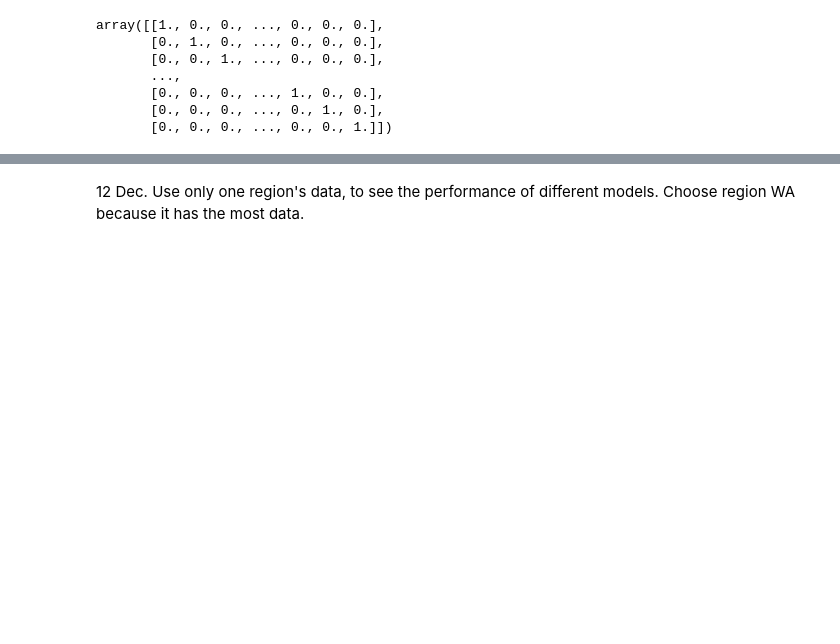
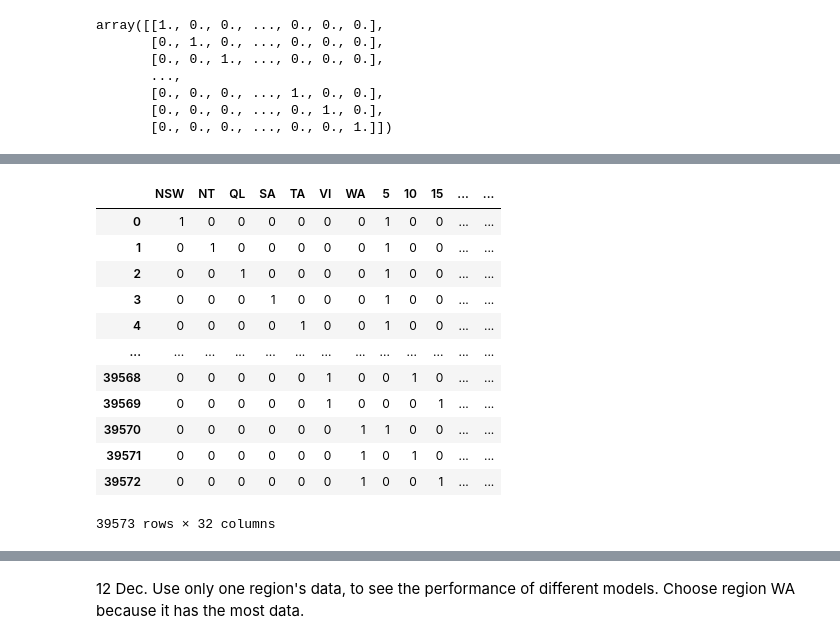
Before and after one commit to ccomkhj/Spot-Challenge-Wildfires, a Jupyter notebook: main/Build Model.ipynb, the cells around one changed output, grey strips where cells are left out. Drawn from its saved outputs; the diff is of its cells as text; code cells hidden in the pictures; blank space fills up the shorter version.

Commit message:
Data Augmentation with Forcating

```diff
--- a/main/Build Model.ipynb
+++ b/main/Build Model.ipynb
@@ -98,3 +99,5 @@ H_Wildfires_ohe=pd.DataFrame(H_Wildfires_ohe2,columns=np.concatenate((np.squeeze
 # %%
 H_Wildfires_ohe=H_Wildfires_ohe.drop(columns=['Replaced'])
 # Delete Replaced. I believe it has no impact for the result.
+# %%
+column_wo_Region_LT=np.delete(H_Weather_Fc_reform.columns.values,[1,2])
@@ -100,0 +115,9 @@ H_Wildfires_ohe=H_Wildfires_ohe.drop(columns=['Replaced'])
+# %%
+ohe3 = OneHotEncoder(sparse=False)
+ohe3.fit_transform(H_Weather_Fc_reform[['Region','Lead time']])
+column_trans3 = make_column_transformer(
+(OneHotEncoder(),['Region']),(OneHotEncoder(),['Lead time']), remainder='passthrough')
+Weather_ohe3=column_trans3.fit_transform(H_Weather_Fc_reform.copy())
+Weather_Fc_ohe = pd.DataFrame(Weather_ohe3,columns=np.concatenate((np.squeeze(np.array(np.concatenate((ohe3.categories_[0],ohe3.categories_[1])))),column_wo_Region_LT)))
+Weather_Fc_ohe
+# %% [output]
@@ -100,0 +127,13 @@ H_Wildfires_ohe=H_Wildfires_ohe.drop(columns=['Replaced'])
+|  | NSW | NT | QL | SA | TA | VI | WA | 5 | 10 | 15 | ... | ... |
+| 0 | 1 | 0 | 0 | 0 | 0 | 0 | 0 | 1 | 0 | 0 | ... | ... |
+| 1 | 0 | 1 | 0 | 0 | 0 | 0 | 0 | 1 | 0 | 0 | ... | ... |
+| 2 | 0 | 0 | 1 | 0 | 0 | 0 | 0 | 1 | 0 | 0 | ... | ... |
+| 3 | 0 | 0 | 0 | 1 | 0 | 0 | 0 | 1 | 0 | 0 | ... | ... |
+| 4 | 0 | 0 | 0 | 0 | 1 | 0 | 0 | 1 | 0 | 0 | ... | ... |
+| ... | ... | ... | ... | ... | ... | ... | ... | ... | ... | ... | ... | ... |
+| 39568 | 0 | 0 | 0 | 0 | 0 | 1 | 0 | 0 | 1 | 0 | ... | ... |
+| 39569 | 0 | 0 | 0 | 0 | 0 | 1 | 0 | 0 | 0 | 1 | ... | ... |
+| 39570 | 0 | 0 | 0 | 0 | 0 | 0 | 1 | 1 | 0 | 0 | ... | ... |
+| 39571 | 0 | 0 | 0 | 0 | 0 | 0 | 1 | 0 | 1 | 0 | ... | ... |
+| 39572 | 0 | 0 | 0 | 0 | 0 | 0 | 1 | 0 | 0 | 1 | ... | ... |
+39573 rows × 32 columns
```
Also changed, not shown: parts of 26 cells of this notebook, 1 other file.
